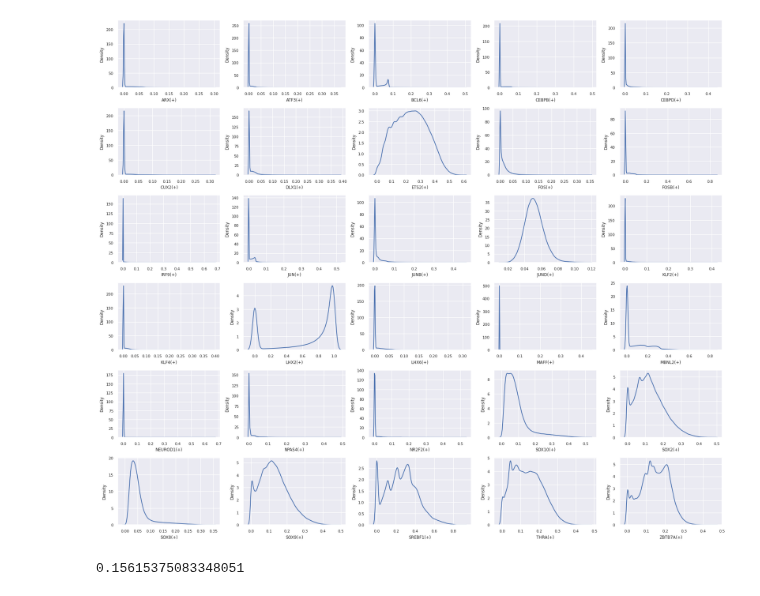
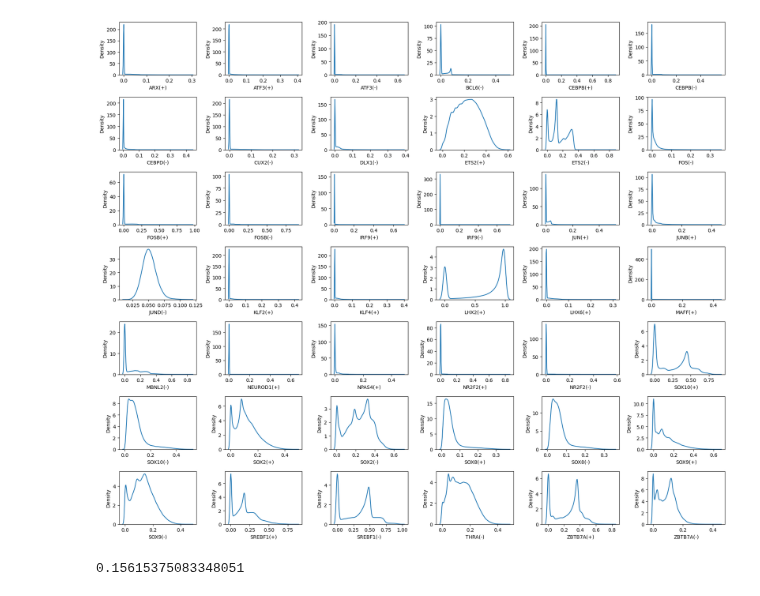
Before and after one commit to LieberInstitute/spatialDLPFC_mdd_bpd, a Jupyter notebook: code/09_SCENIC/07_explore-AUCell-regulons.ipynb, the cells around one changed output. Saved outputs shown, nothing was run; the diff lists cells and outputs as text; code cells hidden in the pictures.

Commit message:
Split regulons by promoter/enhancer enrichment

```diff
--- a/code/09_SCENIC/07_explore-AUCell-regulons.ipynb
+++ b/code/09_SCENIC/07_explore-AUCell-regulons.ipynb
@@ -7,3 +7,5 @@ import seaborn as sns
 # %%
 pdir = "/dcs04/lieber/marmaypag/spatialDLPFC_mdd_bpd_LIBD4100/spatialDLPFC_mdd_bpd/"
 MODULE_PATH = pdir+"processed-data/09_SCENIC/AUCell_regulons/"
+# %%
+lf = lp.connect(MODULE_PATH+"spe-n119_seurat-label-"+"Astro"+"_13162-genes_no-lowUMI_logcounts_regulons-weighted-regional_AUCell-fixed-thold-05.loom", mode='r+', validate=False)
@@ -10,6 +16,7 @@ MODULE_PATH = pdir+"processed-data/09_SCENIC/AUCell_regulons/"
 # %%
 def extract_aucell(cluster):
-    lf = lp.connect(MODULE_PATH+"spe-n119_seurat-label-"+cluster+"_13162-genes_no-lowUMI_logcounts_regulons-weighted_AUCell-fixed-thold-05.loom", mode='r+', validate=False)
+
+    lf = lp.connect(MODULE_PATH+"spe-n119_seurat-label-"+cluster+"_13162-genes_no-lowUMI_logcounts_regulons-weighted-regional_AUCell-fixed-thold-05.loom", mode='r+', validate=False)
     auc_mtx = pd.DataFrame(lf.ca.RegulonsAUC, index=lf.ca.CellID)
     cell_mtx = pd.DataFrame({"seurat_label": lf.ca.seurat_label, "smoothed_k9_1663": lf.ca.smoothed_k9_1663, #"custom_cluster": cluster,
                              "sex": lf.ca.sex, "condition": lf.ca.condition, "nGene": lf.ca.nGene, "nUMI": lf.ca.nUMI}, index=lf.ca.CellID)
@@ -110,5 +141,5 @@ plt.tight_layout()
 # %%
-sns.set_theme(font_scale=.7)
+#sns.set_theme(font_scale=.7)
 # %%
 df_scores = joined_all[list(auc_all.select_dtypes('number').columns)+['seurat_label','sex','condition']]
 df_means = df_scores.groupby(by=['seurat_label','sex','condition']).mean()
@@ -203,10 +246,10 @@ plt.tight_layout()
 # %%
-gene1 = "SOX8(+)" #Oligo
+gene1 = "SOX8(-)" #OLIG
 
 fig, ((ax1, ax2)) = plt.subplots(1, 2, figsize=(6, 3))
-sns.kdeplot(data=joined_all, x=gene1, hue="seurat_label", palette=transfer_bright, legend=False, ax=ax1)
+sns.ecdfplot(data=joined_all, x=gene1, hue="seurat_label", palette=transfer_bright, legend=False, ax=ax1)
 ax1.set_title(gene1+" by seurat")
-sns.kdeplot(data=joined_precast, x=gene1, hue="smoothed_k9_1663", palette=smoothed_bright, legend=False, ax=ax2)
+sns.ecdfplot(data=joined_precast, x=gene1, hue="smoothed_k9_1663", palette=smoothed_bright, legend=False, ax=ax2)
 ax2.set_title(gene1+" by precast")
 
 plt.tight_layout()
@@ -215,17 +274,17 @@ plt.tight_layout()
 # %%
-fig, axs = plt.subplots(6, 5, figsize=(18, 15))
+fig, axs = plt.subplots(7, 6, figsize=(18, 15))
 
 axs_flat = axs.flatten()
 
-for i in range(30):
+for i in range(42):
     gene1 = auc_all.columns[i]
 
     sns.kdeplot(data=joined_all, x=gene1, ax=axs_flat[i])
 
 plt.tight_layout()
 plt.show()
 # %% [output]
-[figure, old version]
+[figure, new version]
 # %%
 #unimodal: THRB, GTF2I
 # from source code this is their thresholding method for unimodal
```
Also changed, not shown: parts of 25 cells of this notebook, 5 other files.
